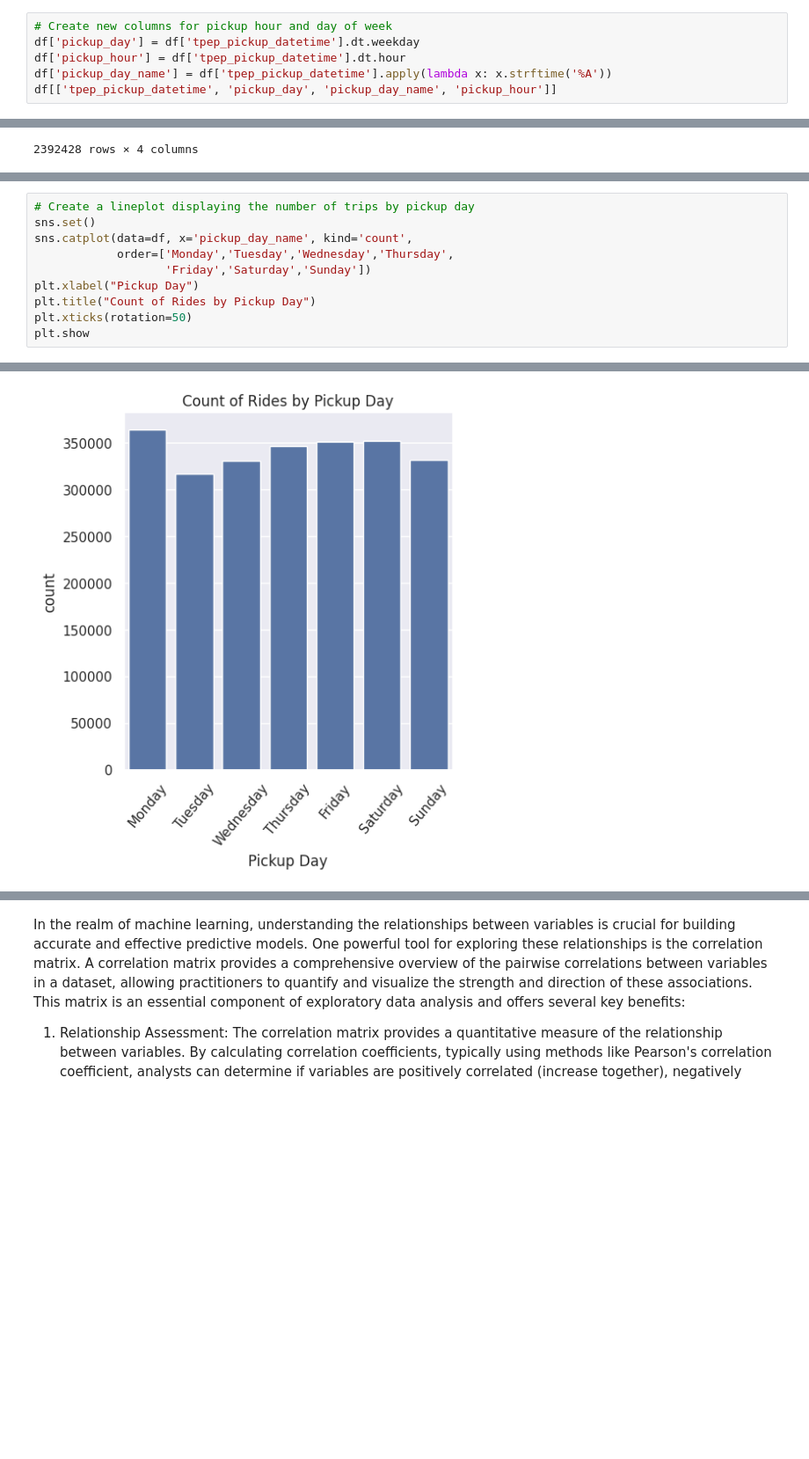
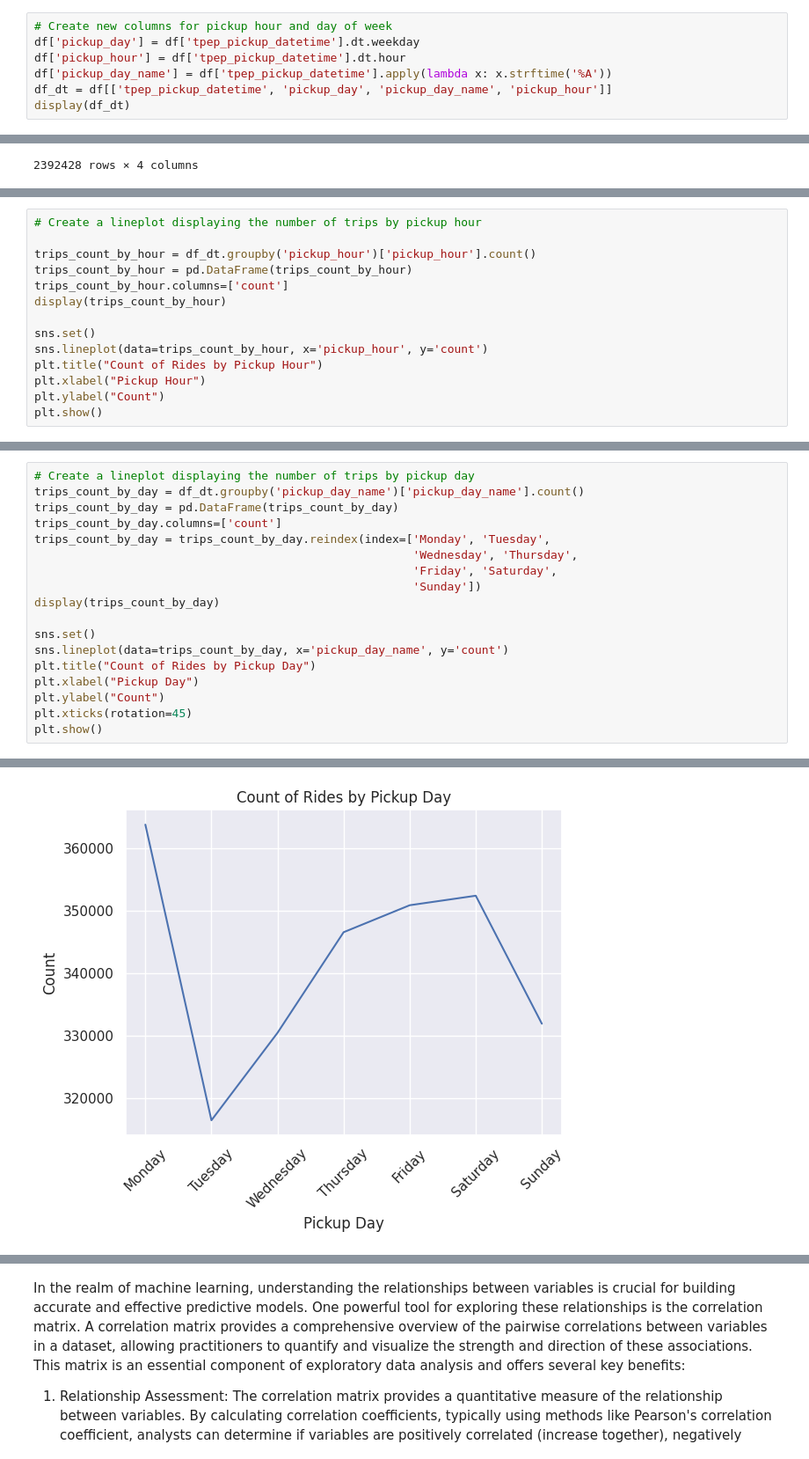
Before and after one commit to TanyaKHughes/UCSDBootcamp, a Jupyter notebook: Student_MLE_MiniProject_EDA.ipynb, the cells around one changed output, grey strips where cells are left out. Shown at 88% size. Cells and saved outputs as stored; diff of their text form; blank space fills up the shorter version.

```diff
--- a/Student_MLE_MiniProject_EDA.ipynb
+++ b/Student_MLE_MiniProject_EDA.ipynb
@@ -175,7 +228,8 @@ df[['trip_duration', 'trip_duration_min']]
 df['pickup_day'] = df['tpep_pickup_datetime'].dt.weekday
 df['pickup_hour'] = df['tpep_pickup_datetime'].dt.hour
 df['pickup_day_name'] = df['tpep_pickup_datetime'].apply(lambda x: x.strftime('%A'))
-df[['tpep_pickup_datetime', 'pickup_day', 'pickup_day_name', 'pickup_hour']]
+df_dt = df[['tpep_pickup_datetime', 'pickup_day', 'pickup_day_name', 'pickup_hour']]
+display(df_dt)
 # %% [output]
 |  | tpep_pickup_datetime | pickup_day | pickup_day_name | pickup_hour |
 | 0 | 2022-01-01 00:35:40 | 5 | Saturday | 0 |
@@ -194,0 +247,14 @@ df[['tpep_pickup_datetime', 'pickup_day', 'pickup_day_name', 'pickup_hour']]
+# %%
+# Create a lineplot displaying the number of trips by pickup hour
+
+trips_count_by_hour = df_dt.groupby('pickup_hour')['pickup_hour'].count()
+trips_count_by_hour = pd.DataFrame(trips_count_by_hour)
+trips_count_by_hour.columns=['count']
+display(trips_count_by_hour)
+
+sns.set()
+sns.lineplot(data=trips_count_by_hour, x='pickup_hour', y='count')
+plt.title("Count of Rides by Pickup Hour")
+plt.xlabel("Pickup Hour")
+plt.ylabel("Count")
+plt.show()
@@ -195,11 +281,19 @@ df[['tpep_pickup_datetime', 'pickup_day', 'pickup_day_name', 'pickup_hour']]
 # %%
 # Create a lineplot displaying the number of trips by pickup day
+trips_count_by_day = df_dt.groupby('pickup_day_name')['pickup_day_name'].count()
+trips_count_by_day = pd.DataFrame(trips_count_by_day)
+trips_count_by_day.columns=['count']
+trips_count_by_day = trips_count_by_day.reindex(index=['Monday', 'Tuesday',
+                                                       'Wednesday', 'Thursday',
+                                                       'Friday', 'Saturday',
+                                                       'Sunday'])
+display(trips_count_by_day)
+
 sns.set()
-sns.catplot(data=df, x='pickup_day_name', kind='count',
-            order=['Monday','Tuesday','Wednesday','Thursday',
-                   'Friday','Saturday','Sunday'])
+sns.lineplot(data=trips_count_by_day, x='pickup_day_name', y='count')
+plt.title("Count of Rides by Pickup Day")
 plt.xlabel("Pickup Day")
-plt.title("Count of Rides by Pickup Day")
-plt.xticks(rotation=50)
-plt.show
+plt.ylabel("Count")
+plt.xticks(rotation=45)
+plt.show()
 # %% [output]
@@ -207 +309 @@ plt.show
-[figure, old version]
+[figure, new version]
```
Also changed, not shown: parts of 41 cells of this notebook.
